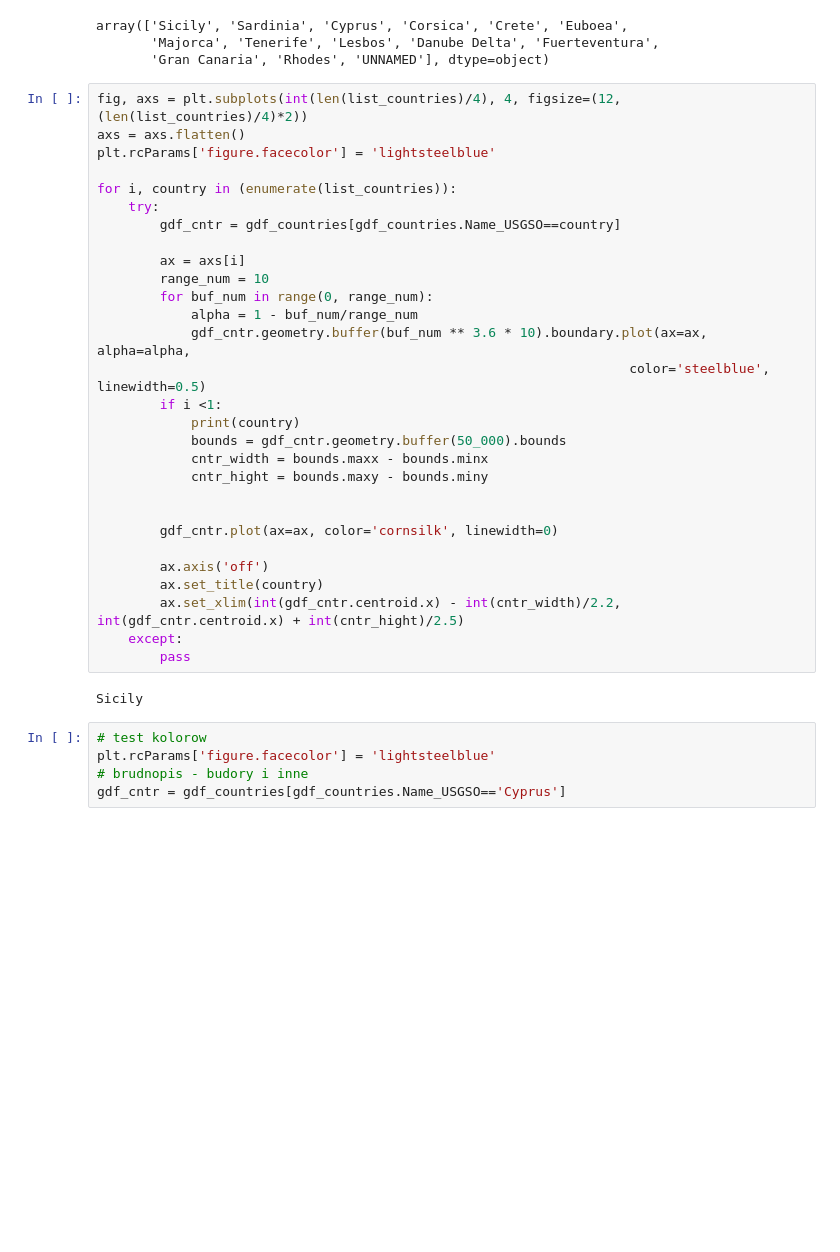
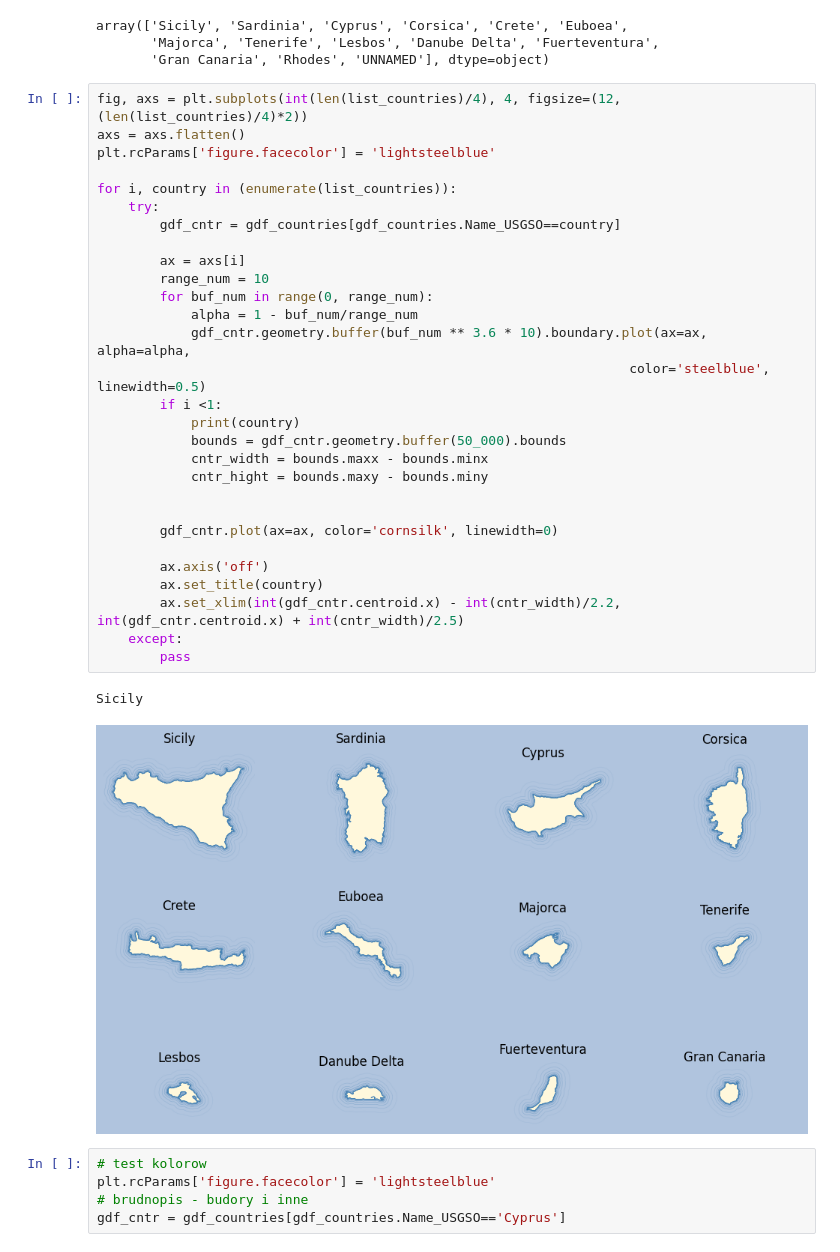
Before and after one commit to marcinszwagrzyk/Geo_Python_Ukraine_2024, a Jupyter notebook: 3_Islands_series_of_maps.ipynb, the cells around one changed output. Saved outputs shown, nothing was run; the diff lists cells and outputs as text; blank space fills up the shorter version.

```diff
--- a/3_Islands_series_of_maps.ipynb
+++ b/3_Islands_series_of_maps.ipynb
@@ -33,34 +33,35 @@ array(['Sicily', 'Sardinia', 'Cyprus', 'Corsica', 'Crete', 'Euboea',
 # %%
 fig, axs = plt.subplots(int(len(list_countries)/4), 4, figsize=(12,(len(list_countries)/4)*2))
 axs = axs.flatten()
 plt.rcParams['figure.facecolor'] = 'lightsteelblue'
 
 for i, country in (enumerate(list_countries)):
     try:
         gdf_cntr = gdf_countries[gdf_countries.Name_USGSO==country]
 
         ax = axs[i]
         range_num = 10
         for buf_num in range(0, range_num):
             alpha = 1 - buf_num/range_num
             gdf_cntr.geometry.buffer(buf_num ** 3.6 * 10).boundary.plot(ax=ax, alpha=alpha,
                                                                     color='steelblue', linewidth=0.5)
         if i <1:
             print(country)
             bounds = gdf_cntr.geometry.buffer(50_000).bounds
             cntr_width = bounds.maxx - bounds.minx
             cntr_hight = bounds.maxy - bounds.miny
 
 
         gdf_cntr.plot(ax=ax, color='cornsilk', linewidth=0)
 
         ax.axis('off')
         ax.set_title(country)
-        ax.set_xlim(int(gdf_cntr.centroid.x) - int(cntr_width)/2.2, int(gdf_cntr.centroid.x) + int(cntr_hight)/2.5)
+        ax.set_xlim(int(gdf_cntr.centroid.x) - int(cntr_width)/2.2, int(gdf_cntr.centroid.x) + int(cntr_width)/2.5)
     except:
         pass
 # %% [output]
 Sicily
+[figure, added]
 # %%
 # test kolorow
 plt.rcParams['figure.facecolor'] = 'lightsteelblue'
```
Also changed, not shown: 3 other files.
